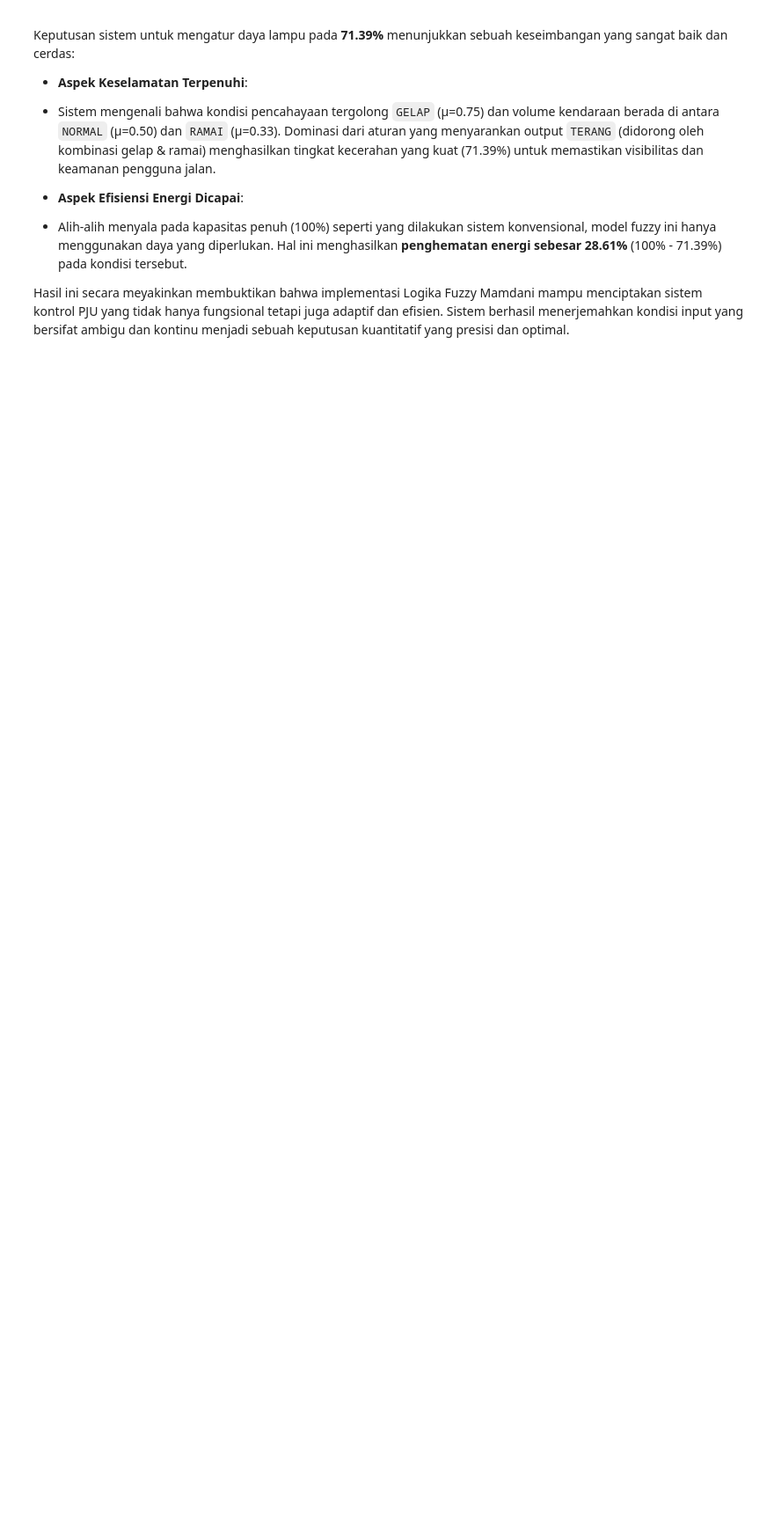
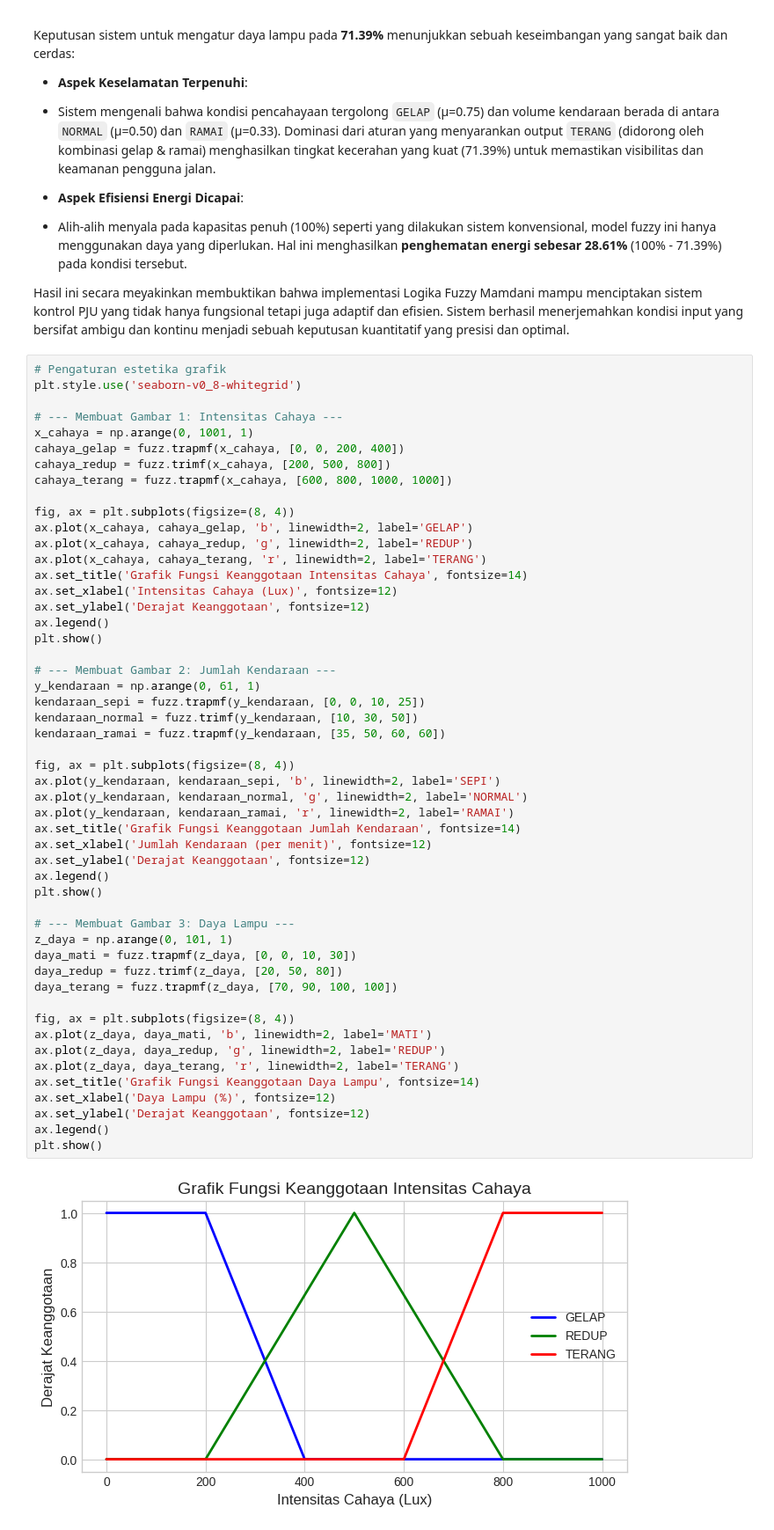
Before and after one commit to LatiefDataVisionary/data-science-modelling-and-simulation-college-task, a Jupyter notebook: src/fuzzy_mamdani_case.ipynb, the cells around one changed output. Shown at 88% size. Cells and saved outputs as stored; diff of their text form; blank space fills up the shorter version.

Commit message:
Penambahan 4 grafik penjelas

```diff
--- a/src/fuzzy_mamdani_case.ipynb
+++ b/src/fuzzy_mamdani_case.ipynb
@@ -260,3 +260,56 @@ Keputusan sistem untuk mengatur daya lampu pada **71.39%** menunjukkan sebuah ke
   - Alih-alih menyala pada kapasitas penuh (100%) seperti yang dilakukan sistem konvensional, model fuzzy ini hanya menggunakan daya yang diperlukan. Hal ini menghasilkan **penghematan energi sebesar 28.61%** (100% - 71.39%) pada kondisi tersebut.
 
 Hasil ini secara meyakinkan membuktikan bahwa implementasi Logika Fuzzy Mamdani mampu menciptakan sistem kontrol PJU yang tidak hanya fungsional tetapi juga adaptif dan efisien. Sistem berhasil menerjemahkan kondisi input yang bersifat ambigu dan kontinu menjadi sebuah keputusan kuantitatif yang presisi dan optimal.
+# %%
+# Pengaturan estetika grafik
+plt.style.use('seaborn-v0_8-whitegrid')
+
+# --- Membuat Gambar 1: Intensitas Cahaya ---
+x_cahaya = np.arange(0, 1001, 1)
+cahaya_gelap = fuzz.trapmf(x_cahaya, [0, 0, 200, 400])
+cahaya_redup = fuzz.trimf(x_cahaya, [200, 500, 800])
+cahaya_terang = fuzz.trapmf(x_cahaya, [600, 800, 1000, 1000])
+
+fig, ax = plt.subplots(figsize=(8, 4))
+ax.plot(x_cahaya, cahaya_gelap, 'b', linewidth=2, label='GELAP')
+ax.plot(x_cahaya, cahaya_redup, 'g', linewidth=2, label='REDUP')
+ax.plot(x_cahaya, cahaya_terang, 'r', linewidth=2, label='TERANG')
+ax.set_title('Grafik Fungsi Keanggotaan Intensitas Cahaya', fontsize=14)
+ax.set_xlabel('Intensitas Cahaya (Lux)', fontsize=12)
+ax.set_ylabel('Derajat Keanggotaan', fontsize=12)
+ax.legend()
+plt.show()
+
+# --- Membuat Gambar 2: Jumlah Kendaraan ---
+y_kendaraan = np.arange(0, 61, 1)
+kendaraan_sepi = fuzz.trapmf(y_kendaraan, [0, 0, 10, 25])
+kendaraan_normal = fuzz.trimf(y_kendaraan, [10, 30, 50])
+kendaraan_ramai = fuzz.trapmf(y_kendaraan, [35, 50, 60, 60])
+
+fig, ax = plt.subplots(figsize=(8, 4))
+ax.plot(y_kendaraan, kendaraan_sepi, 'b', linewidth=2, label='SEPI')
+ax.plot(y_kendaraan, kendaraan_normal, 'g', linewidth=2, label='NORMAL')
+ax.plot(y_kendaraan, kendaraan_ramai, 'r', linewidth=2, label='RAMAI')
+ax.set_title('Grafik Fungsi Keanggotaan Jumlah Kendaraan', fontsize=14)
+ax.set_xlabel('Jumlah Kendaraan (per menit)', fontsize=12)
+ax.set_ylabel('Derajat Keanggotaan', fontsize=12)
+ax.legend()
+plt.show()
+
+# --- Membuat Gambar 3: Daya Lampu ---
+z_daya = np.arange(0, 101, 1)
+daya_mati = fuzz.trapmf(z_daya, [0, 0, 10, 30])
+daya_redup = fuzz.trimf(z_daya, [20, 50, 80])
+daya_terang = fuzz.trapmf(z_daya, [70, 90, 100, 100])
+
+fig, ax = plt.subplots(figsize=(8, 4))
+ax.plot(z_daya, daya_mati, 'b', linewidth=2, label='MATI')
+ax.plot(z_daya, daya_redup, 'g', linewidth=2, label='REDUP')
+ax.plot(z_daya, daya_terang, 'r', linewidth=2, label='TERANG')
+ax.set_title('Grafik Fungsi Keanggotaan Daya Lampu', fontsize=14)
+ax.set_xlabel('Daya Lampu (%)', fontsize=12)
+ax.set_ylabel('Derajat Keanggotaan', fontsize=12)
+ax.legend()
+plt.show()
+# %% [output]
+[figure, added]
```
Also changed, not shown: parts of 2 cells of this notebook.
